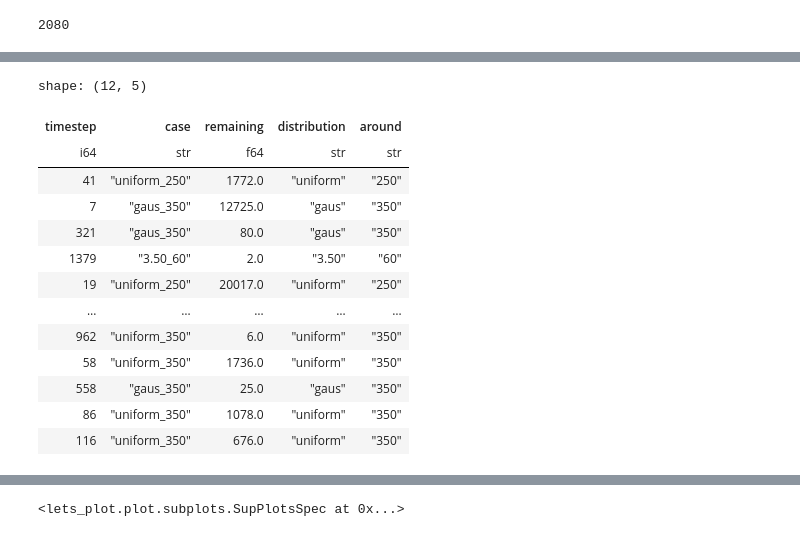
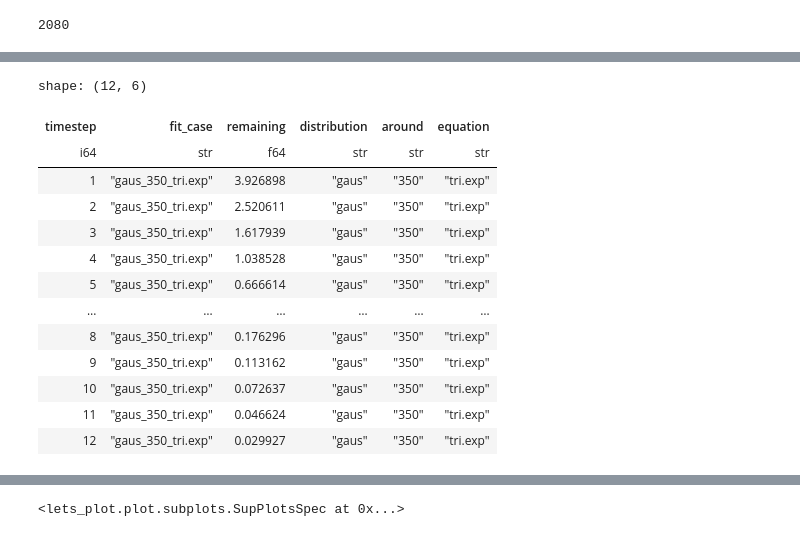
Before and after one commit to Zaf4/residence2, a Jupyter notebook: 5_distributedAffinity/explore.ipynb, the cells around one changed output, grey strips where cells are left out. Cells and saved outputs as stored; diff of their text form; code cells hidden in the pictures.

```diff
--- a/5_distributedAffinity/explore.ipynb
+++ b/5_distributedAffinity/explore.ipynb
@@ -441,17 +443,18 @@ shape: (12, 6)
-# %%
-df.sample(12)
-# %% [output]
-shape: (12, 5)
-| timestep | case | remaining | distribution | around |
-| i64 | str | f64 | str | str |
-| 41 | "uniform_250" | 1772.0 | "uniform" | "250" |
-| 7 | "gaus_350" | 12725.0 | "gaus" | "350" |
-| 321 | "gaus_350" | 80.0 | "gaus" | "350" |
-| 1379 | "3.50_60" | 2.0 | "3.50" | "60" |
-| 19 | "uniform_250" | 20017.0 | "uniform" | "250" |
-| … | … | … | … | … |
-| 962 | "uniform_350" | 6.0 | "uniform" | "350" |
-| 58 | "uniform_350" | 1736.0 | "uniform" | "350" |
-| 558 | "gaus_350" | 25.0 | "gaus" | "350" |
-| 86 | "uniform_350" | 1078.0 | "uniform" | "350" |
-| 116 | "uniform_350" | 676.0 | "uniform" | "350" |
+# %%
+gauss.write_csv('gaus.csv')
+gauss.head(12)
+# %% [output]
+shape: (12, 6)
+| timestep | fit_case | remaining | distribution | around | equation |
+| i64 | str | f64 | str | str | str |
+| 1 | "gaus_350_tri.exp" | 3.926898 | "gaus" | "350" | "tri.exp" |
+| 2 | "gaus_350_tri.exp" | 2.520611 | "gaus" | "350" | "tri.exp" |
+| 3 | "gaus_350_tri.exp" | 1.617939 | "gaus" | "350" | "tri.exp" |
+| 4 | "gaus_350_tri.exp" | 1.038528 | "gaus" | "350" | "tri.exp" |
+| 5 | "gaus_350_tri.exp" | 0.666614 | "gaus" | "350" | "tri.exp" |
+| … | … | … | … | … | … |
+| 8 | "gaus_350_tri.exp" | 0.176296 | "gaus" | "350" | "tri.exp" |
+| 9 | "gaus_350_tri.exp" | 0.113162 | "gaus" | "350" | "tri.exp" |
+| 10 | "gaus_350_tri.exp" | 0.072637 | "gaus" | "350" | "tri.exp" |
+| 11 | "gaus_350_tri.exp" | 0.046624 | "gaus" | "350" | "tri.exp" |
+| 12 | "gaus_350_tri.exp" | 0.029927 | "gaus" | "350" | "tri.exp" |
```
Also changed, not shown: parts of 13 cells of this notebook, 11 other files.
